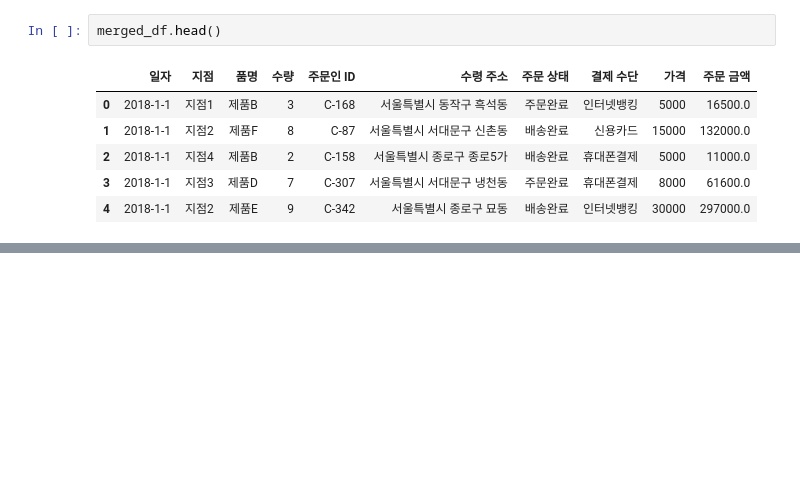
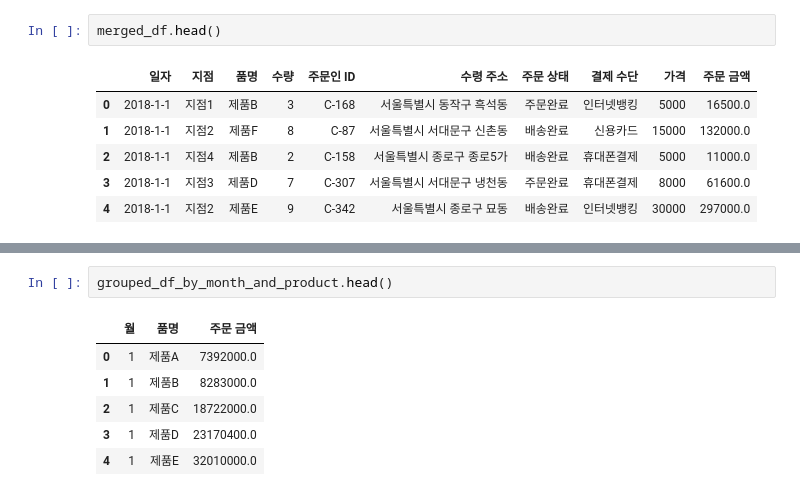
Before and after one commit to Huni0318/preprocessing, a Jupyter notebook: practice/practice4.ipynb, the cells around one changed output, grey strips where cells are left out. Saved outputs shown, nothing was run; the diff lists cells and outputs as text; blank space fills up the shorter version.

```diff
--- a/practice/practice4.ipynb
+++ b/practice/practice4.ipynb
@@ -116,0 +152,9 @@ merged_df.head()
+# %%
+grouped_df_by_month_and_product.head()
+# %% [output]
+|  | 월 | 품명 | 주문 금액 |
+| 0 | 1 | 제품A | 7392000.0 |
+| 1 | 1 | 제품B | 8283000.0 |
+| 2 | 1 | 제품C | 18722000.0 |
+| 3 | 1 | 제품D | 23170400.0 |
+| 4 | 1 | 제품E | 32010000.0 |
```
Also changed, not shown: parts of 5 cells of this notebook.
